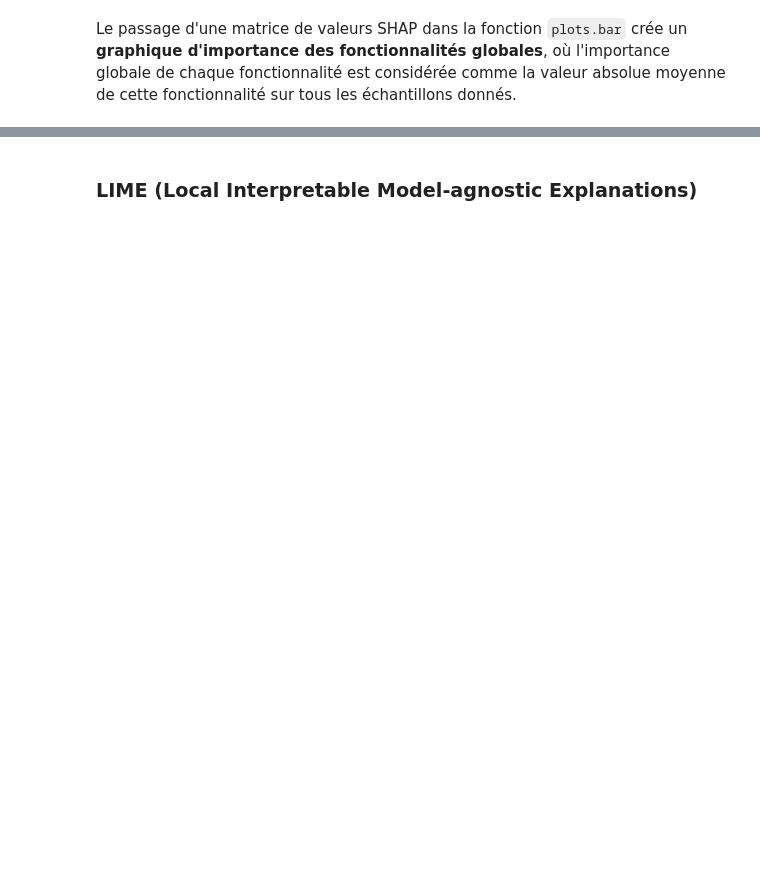
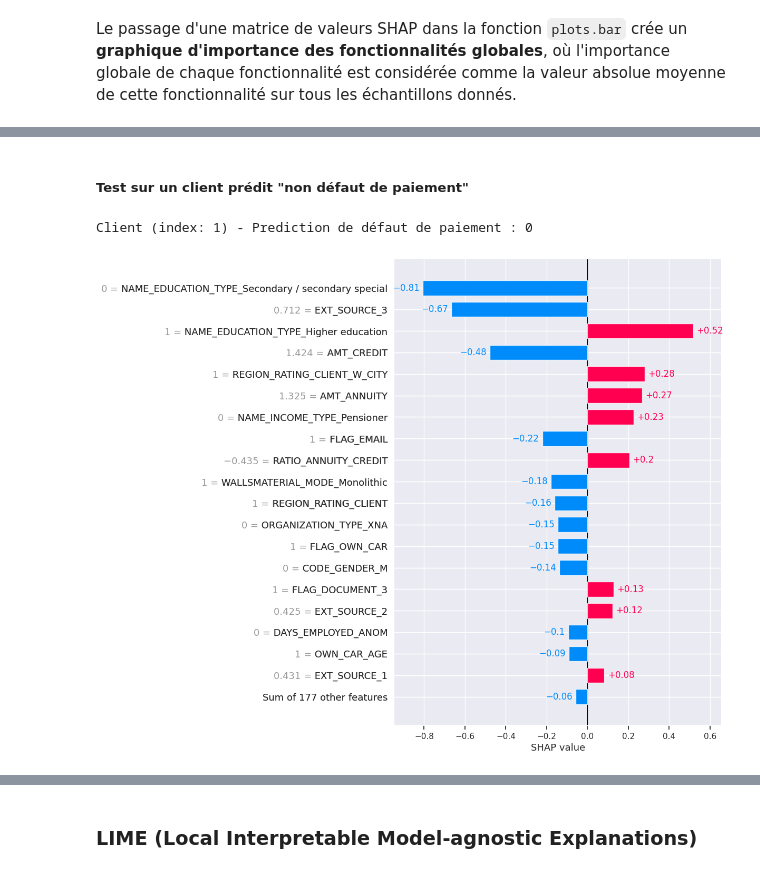
Before and after one commit to DavidScanu/oc-ai-engineer-p04-scoring, a Jupyter notebook: p04_scanu_david_02_notebook_training_2024_11_22.ipynb, the cells around one changed output, grey strips where cells are left out. Drawn from its saved outputs; the diff is of its cells as text; code cells hidden in the pictures; blank space fills up the shorter version.

```diff
--- a/p04_scanu_david_02_notebook_training_2024_11_22.ipynb
+++ b/p04_scanu_david_02_notebook_training_2024_11_22.ipynb
@@ -1612,0 +1631,10 @@ shap.plots.bar(shap_values[0], max_display=20)
+# %% [markdown]
+##### Test sur un client prédit "non défaut de paiement"
+# %%
+print(f"Client (index: 1) - Statut de défaut de paiement : {y_test.iloc[1]}")
+# %% [output]
+Client (index: 1) - Prediction de défaut de paiement : 0
+# %%
+shap.plots.bar(shap_values[1], max_display=20)
+# %% [output]
+[figure, added]
```
Also changed, not shown: parts of 20 cells of this notebook, 1 other file.
